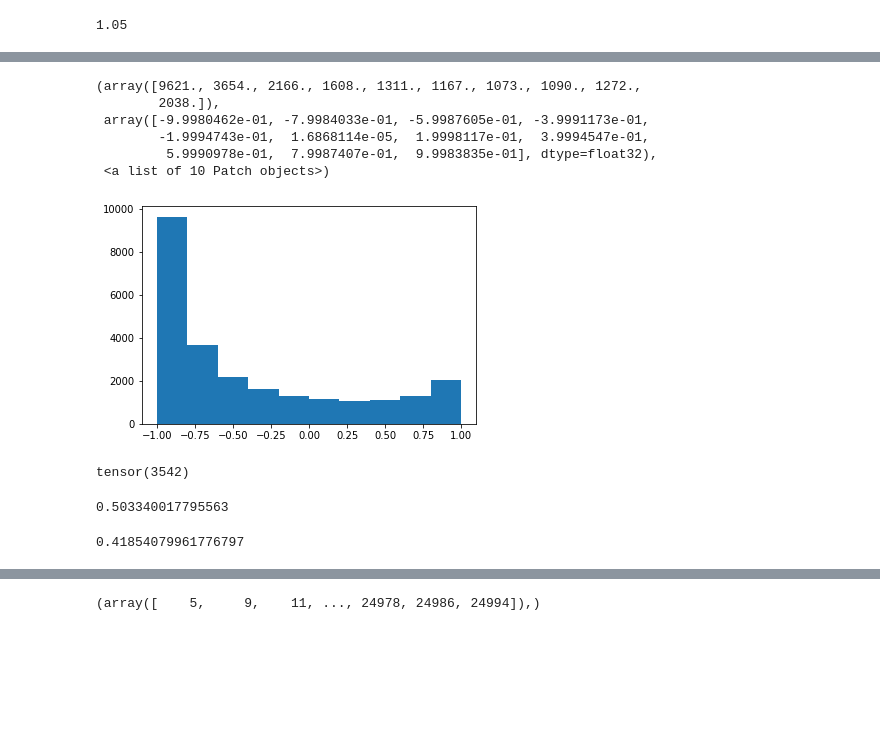
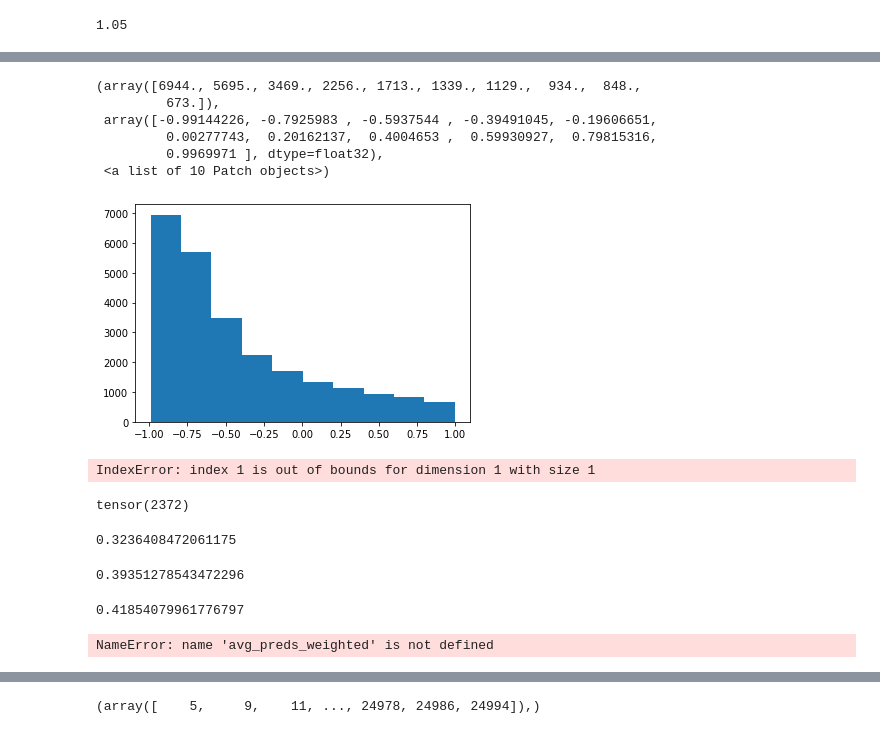
Before and after one commit to Takezo87/torchtools, a Jupyter notebook: _201_exploratory.ipynb, the cells around one changed output, grey strips where cells are left out. Drawn from its saved outputs; the diff is of its cells as text; code cells hidden in the pictures; blank space fills up the shorter version.

```diff
--- a/_201_exploratory.ipynb
+++ b/_201_exploratory.ipynb
@@ -632,0 +627,10 @@ COLS=['max_lr', 'unweighted_profit_0_value', 'unweighted_profit_05_1_value']
+# %%
+BASE_DIR=Path('./')
+BASE_DIR=Path('~/google-drive').expanduser() # for colab
+
+RESULTS_DIR=BASE_DIR/'experiments/results'
+PREDS_DIR=BASE_DIR/'experiments/preds'
+# RESULT_FN='results_script.csv'
+RESULTS_FN='results_colab.csv'
+# %%
+df_results=pd.read_csv(RESULTS_DIR_COLAB/RESULTS_FN)
@@ -653,5 +778,5 @@ df_results.query('ds_id=="bi_sample_pruned_anon_anon_10sl_4c_2d_2y_159999_184999
 # %%
-val_preds_fn = df_results.iloc[173]['val_preds']
+val_preds_fn = df_results.iloc[179]['val_preds']
 # %%
 val_preds_fn
 # %% [output]
@@ -778,26 +883,37 @@ Name: 200009, Length: 67, dtype: object
 # %%
-plt.hist(val_preds[:,1].numpy())
+plt.hist(val_preds.numpy())
 # %% [output]
-(array([9621., 3654., 2166., 1608., 1311., 1167., 1073., 1090., 1272.,
-        2038.]),
- array([-9.9980462e-01, -7.9984033e-01, -5.9987605e-01, -3.9991173e-01,
-        -1.9994743e-01,  1.6868114e-05,  1.9998117e-01,  3.9994547e-01,
-         5.9990978e-01,  7.9987407e-01,  9.9983835e-01], dtype=float32),
+(array([6944., 5695., 3469., 2256., 1713., 1339., 1129.,  934.,  848.,
+         673.]),
+ array([-0.99144226, -0.7925983 , -0.5937544 , -0.39491045, -0.19606651,
+         0.00277743,  0.20162137,  0.4004653 ,  0.59930927,  0.79815316,
+         0.9969971 ], dtype=float32),
  <a list of 10 Patch objects>)
-[figure, old version]
+[figure, new version]
 # %%
 ((val_preds[:,0]>0.5)*(val_preds[:,1]>0.5)).sum()
 # %% [output]
-tensor(3542)
+IndexError: index 1 is out of bounds for dimension 1 with size 1
 # %%
 idxs=((val_preds[:,0]>-2)*(val_preds[:,1]>0.22)*(preds_old[:,0]>0.2))
+# %%
+idxs=((val_preds[:,0]>-2)*(val_preds[:,0]>0)*(preds_old[:,0]>0.2))
+idxs.sum()
+# %% [output]
+tensor(2372)
 # %%
-np.quantile(val_preds[:,1].numpy(), 0.9)
+np.quantile(val_preds.numpy(), 0.9)
 # %% [output]
-0.503340017795563
+0.3236408472061175
+# %%
+np.quantile(preds_old.numpy(), 0.9)
+# %% [output]
+0.39351278543472296
 # %%
 np.quantile(avg_preds_weighted, 0.9)
 # %% [output]
 0.41854079961776797
 # %%
-idxs= val_preds[:,1]>0.22
+idxs= avg_preds_weighted>0.
+# %% [output]
+NameError: name 'avg_preds_weighted' is not defined
```
Also changed, not shown: parts of 40 cells of this notebook.
